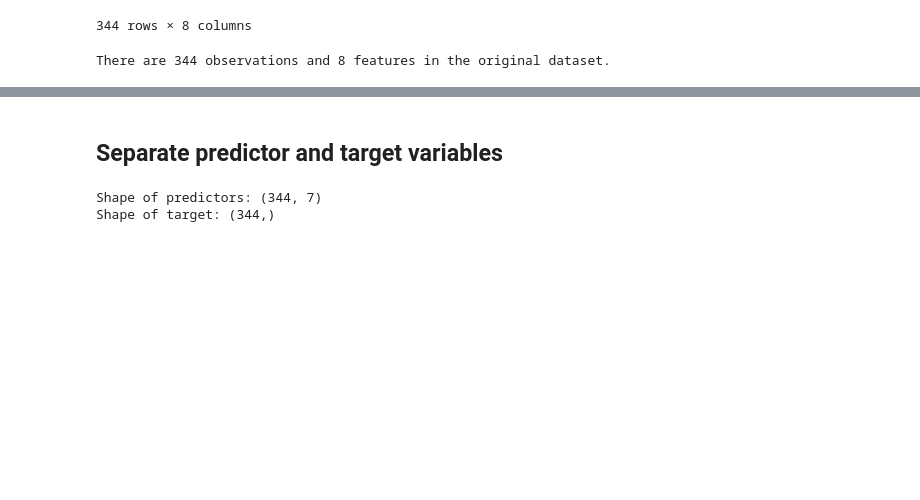
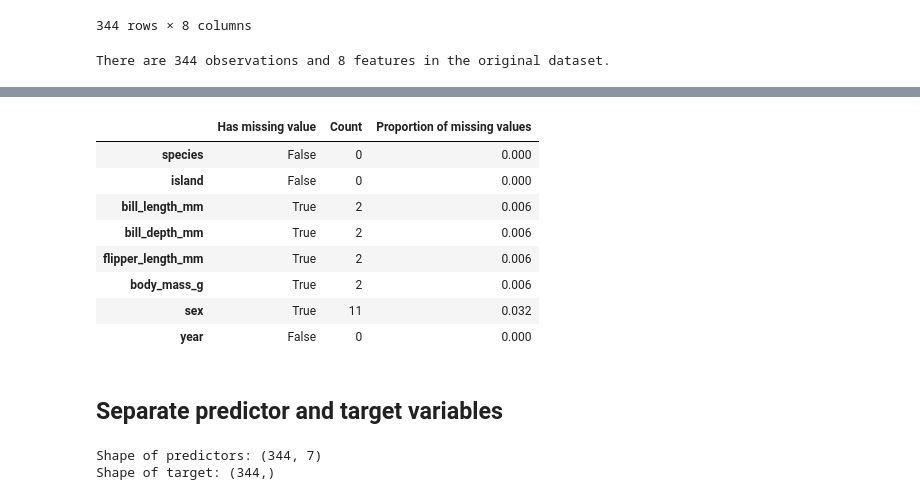
Before and after one commit to matthew-balogh/data-science-club-clustering-project, a Jupyter notebook: datasets/penguins/simple/penguins.ipynb, the cells around one changed output, grey strips where cells are left out. Cells and saved outputs as stored; diff of their text form; code cells hidden in the pictures; blank space fills up the shorter version.

```diff
--- a/datasets/penguins/simple/penguins.ipynb
+++ b/datasets/penguins/simple/penguins.ipynb
@@ -1,6 +1,20 @@
 # %%
 import pandas as pd
 from palmerpenguins import load_penguins
+# %%
+def display_missing_value_info(data):
+	has_na = data.isna().any()
+	count_na = data.isna().sum()
+	prop_na = count_na / len(data)
+
+	return pd.DataFrame({
+		"Has missing value": has_na,
+		"Count": count_na,
+		"Proportion of missing values": prop_na
+	}).style \
+	.format(precision=3) \
+	.map(lambda v: "background-color: lightcoral; color: black; font-weight: bold" if v is True else "", subset=["Has missing value"]) \
+	.map(lambda v: "background-color: lightcoral; color: black; font-weight: bold" if v > 0 else "", subset=["Count", "Proportion of missing values"])
 # %% [markdown]
 ## Original dataset
 # %%
@@ -30,3 +56,15 @@ There are 344 observations and 8 features in the original dataset.
+# %%
+display_missing_value_info(penguins)
+# %% [output]
+|  | Has missing value | Count | Proportion of missing values |
+| species | False | 0 | 0.000 |
+| island | False | 0 | 0.000 |
+| bill_length_mm | True | 2 | 0.006 |
+| bill_depth_mm | True | 2 | 0.006 |
+| flipper_length_mm | True | 2 | 0.006 |
+| body_mass_g | True | 2 | 0.006 |
+| sex | True | 11 | 0.032 |
+| year | False | 0 | 0.000 |
 # %% [markdown]
 ## Separate predictor and target variables
 # %%
```
Also changed, not shown: parts of 3 cells of this notebook.
